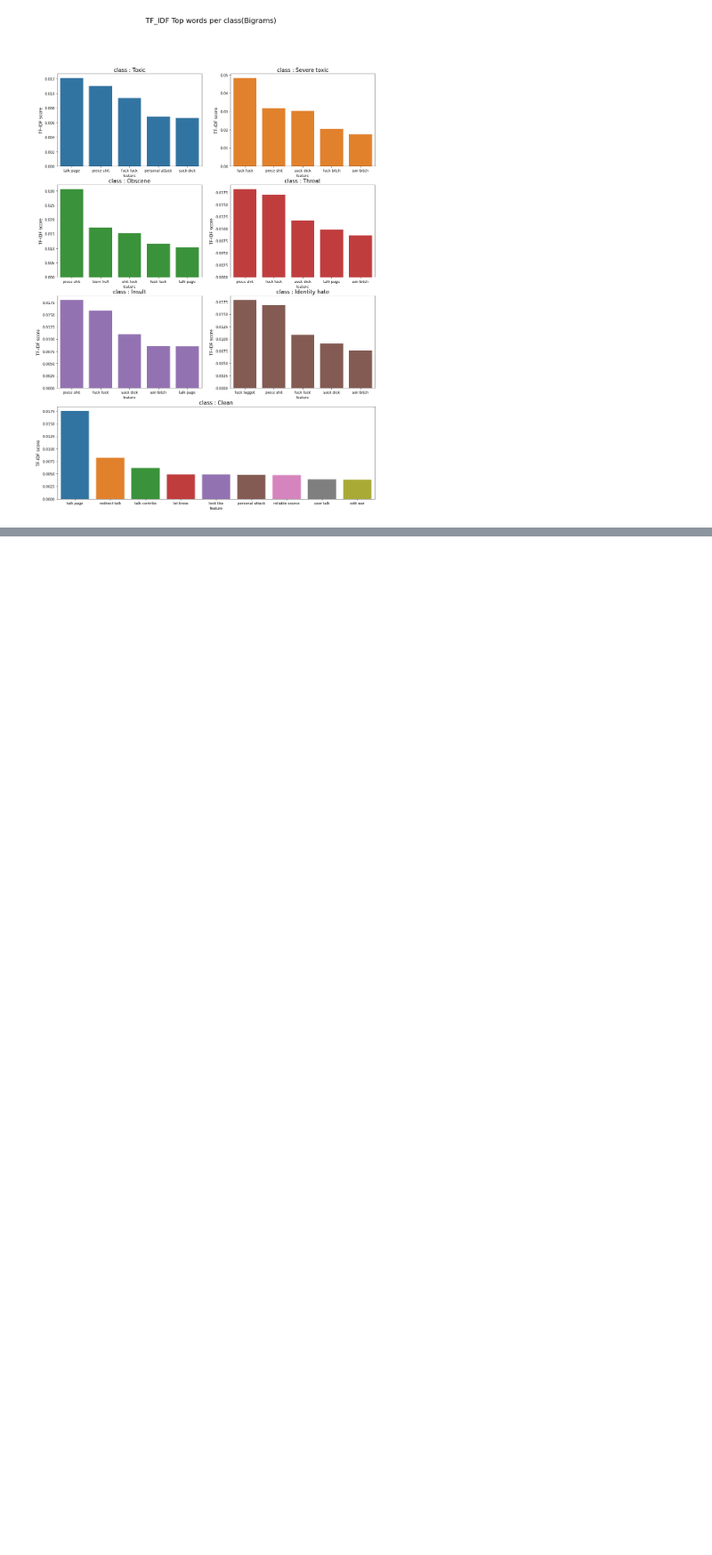
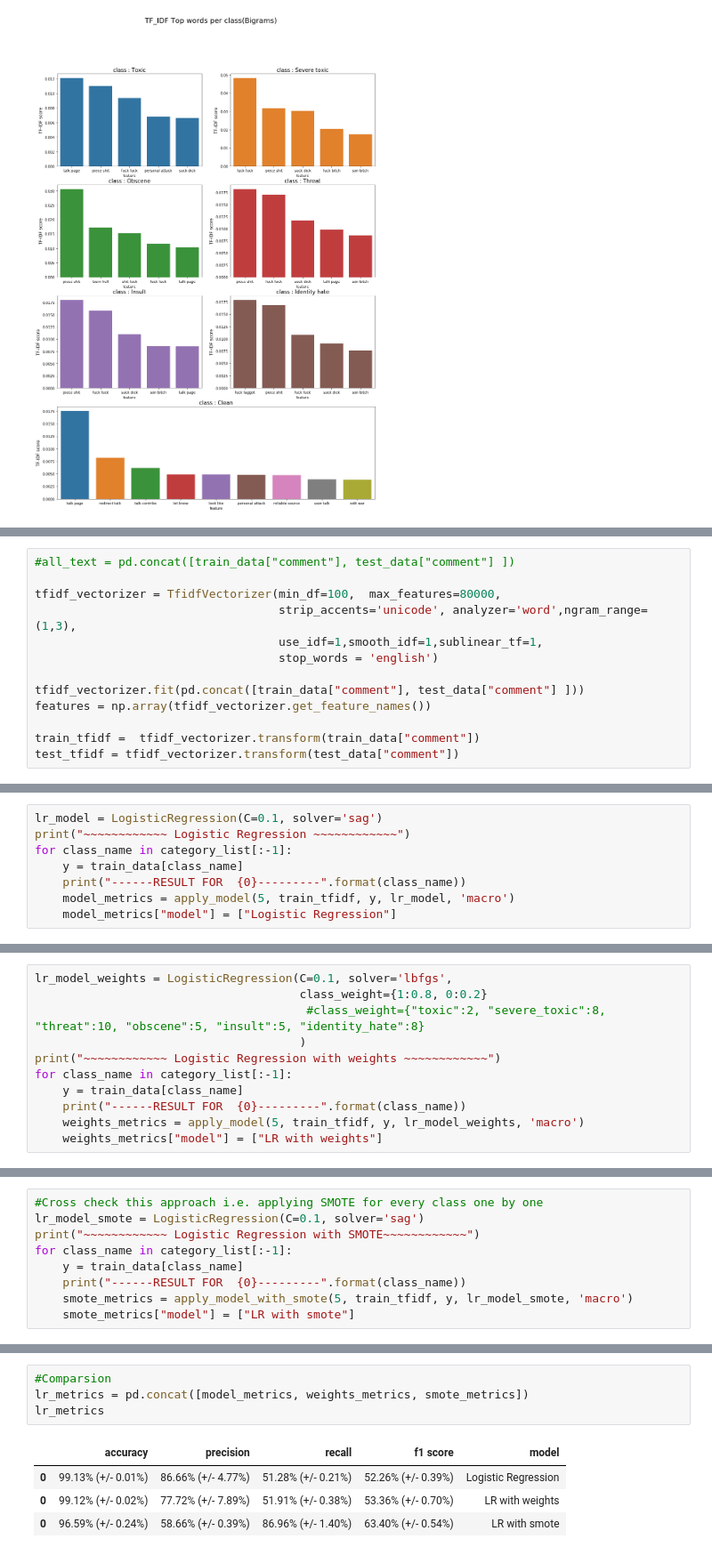
Before and after one commit to IsMondayTMR/CMPE255Project, a Jupyter notebook: toxicCommentsClassification.ipynb, the cells around one changed output, grey strips where cells are left out. Shown at 89% size. Cells and saved outputs as stored; diff of their text form; blank space fills up the shorter version.

Commit message:
logestic regression

```diff
--- a/toxicCommentsClassification.ipynb
+++ b/toxicCommentsClassification.ipynb
@@ -695,0 +724,13 @@ gc.collect()
+# %%
+#all_text = pd.concat([train_data["comment"], test_data["comment"] ])
+
+tfidf_vectorizer = TfidfVectorizer(min_df=100,  max_features=80000,
+                                   strip_accents='unicode', analyzer='word',ngram_range=(1,3),
+                                   use_idf=1,smooth_idf=1,sublinear_tf=1,
+                                   stop_words = 'english')
+
+tfidf_vectorizer.fit(pd.concat([train_data["comment"], test_data["comment"] ]))
+features = np.array(tfidf_vectorizer.get_feature_names())
+
+train_tfidf =  tfidf_vectorizer.transform(train_data["comment"])
+test_tfidf = tfidf_vectorizer.transform(test_data["comment"])
@@ -695,0 +800,8 @@ gc.collect()
+# %%
+lr_model = LogisticRegression(C=0.1, solver='sag')
+print("~~~~~~~~~~~~ Logistic Regression ~~~~~~~~~~~~")
+for class_name in category_list[:-1]:
+    y = train_data[class_name]
+    print("------RESULT FOR  {0}---------".format(class_name))
+    model_metrics = apply_model(5, train_tfidf, y, lr_model, 'macro')
+    model_metrics["model"] = ["Logistic Regression"]
@@ -695,0 +816,11 @@ gc.collect()
+# %%
+lr_model_weights = LogisticRegression(C=0.1, solver='lbfgs',
+                                      class_weight={1:0.8, 0:0.2}
+                                       #class_weight={"toxic":2, "severe_toxic":8, "threat":10, "obscene":5, "insult":5, "identity_hate":8}
+                                      )
+print("~~~~~~~~~~~~ Logistic Regression with weights ~~~~~~~~~~~~")
+for class_name in category_list[:-1]:
+    y = train_data[class_name]
+    print("------RESULT FOR  {0}---------".format(class_name))
+    weights_metrics = apply_model(5, train_tfidf, y, lr_model_weights, 'macro')
+    weights_metrics["model"] = ["LR with weights"]
@@ -695,0 +835,9 @@ gc.collect()
+# %%
+#Cross check this approach i.e. applying SMOTE for every class one by one
+lr_model_smote = LogisticRegression(C=0.1, solver='sag')
+print("~~~~~~~~~~~~ Logistic Regression with SMOTE~~~~~~~~~~~~")
+for class_name in category_list[:-1]:
+    y = train_data[class_name]
+    print("------RESULT FOR  {0}---------".format(class_name))
+    smote_metrics = apply_model_with_smote(5, train_tfidf, y, lr_model_smote, 'macro')
+    smote_metrics["model"] = ["LR with smote"]
@@ -695,0 +852,9 @@ gc.collect()
+# %%
+#Comparsion
+lr_metrics = pd.concat([model_metrics, weights_metrics, smote_metrics])
+lr_metrics
+# %% [output]
+|  | accuracy | precision | recall | f1 score | model |
+| 0 | 99.13% (+/- 0.01%) | 86.66% (+/- 4.77%) | 51.28% (+/- 0.21%) | 52.26% (+/- 0.39%) | Logistic Regression |
+| 0 | 99.12% (+/- 0.02%) | 77.72% (+/- 7.89%) | 51.91% (+/- 0.38%) | 53.36% (+/- 0.70%) | LR with weights |
+| 0 | 96.59% (+/- 0.24%) | 58.66% (+/- 0.39%) | 86.96% (+/- 1.40%) | 63.40% (+/- 0.54%) | LR with smote |
```
Also changed, not shown: parts of 20 cells of this notebook.
